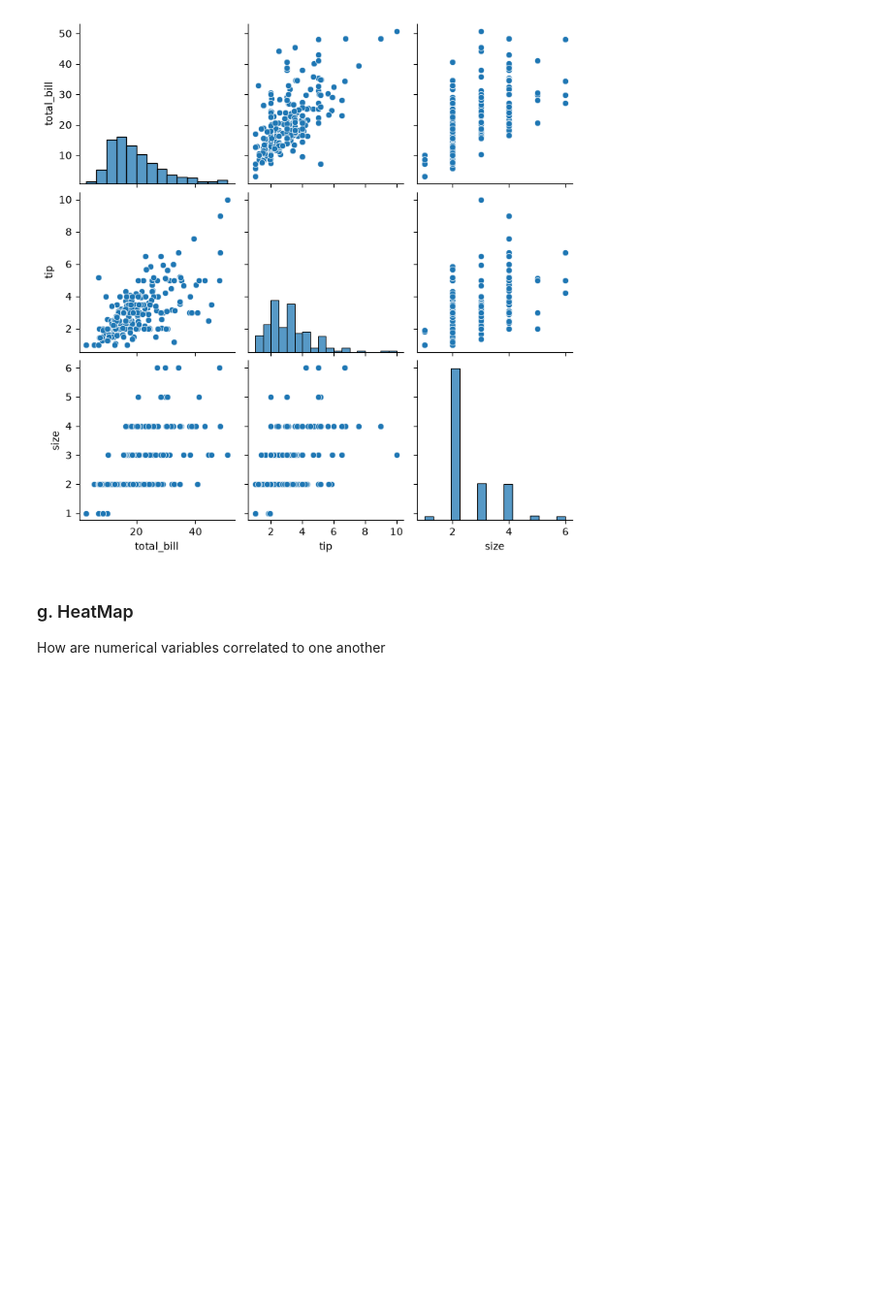
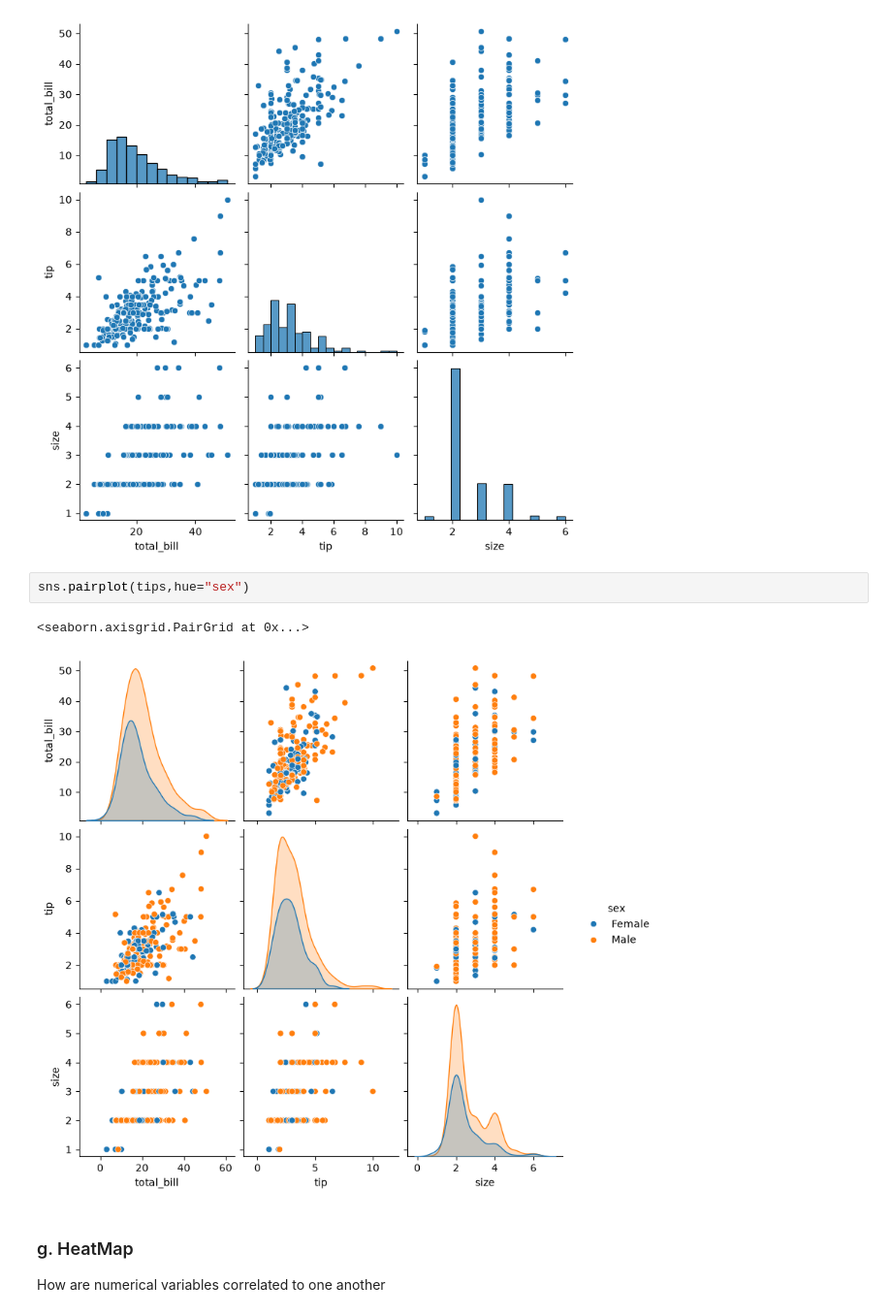
Before and after one commit to Prafulla0001/Data-Science-Udemy-Course, a Jupyter notebook: Data Analysis With Python/Seaborn.ipynb, the cells around one changed output. Shown at 97% size. Cells and saved outputs as stored; diff of their text form; blank space fills up the shorter version.

Commit message:
Add Numpy and Pandas Assignments along with Seaborn PaitPlot hue attribute

```diff
--- a/Data Analysis With Python/Seaborn.ipynb
+++ b/Data Analysis With Python/Seaborn.ipynb
@@ -126,6 +126,11 @@ sns.pairplot(tips)
 # %% [output]
 <seaborn.axisgrid.PairGrid at 0x...>
 [figure]
+# %%
+sns.pairplot(tips,hue="sex")
+# %% [output]
+<seaborn.axisgrid.PairGrid at 0x...>
+[figure, added]
 # %% [markdown]
 ### g. HeatMap
 
```
Also changed, not shown: 2 other files.
